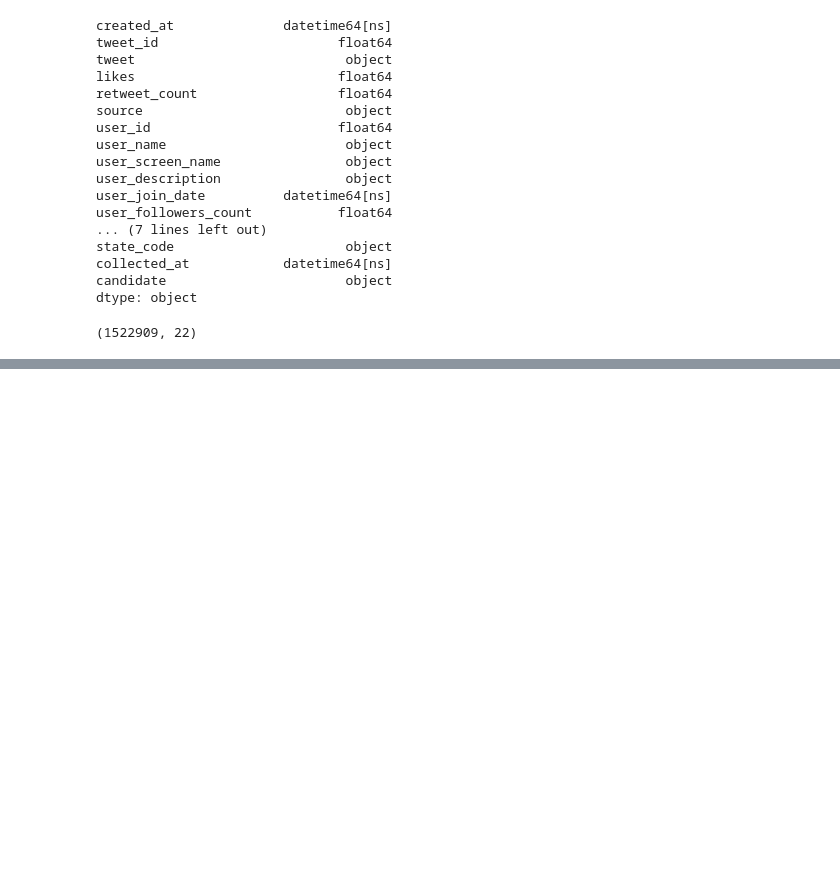
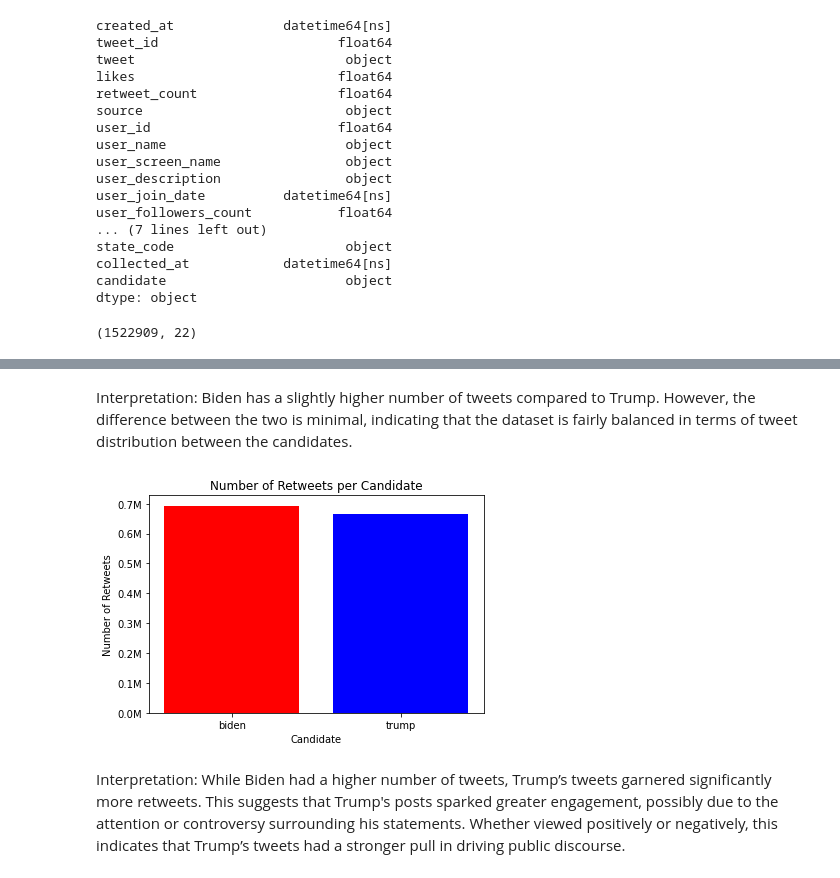
Before and after one commit to renatovfreitas/DataCircle_Twitter_Project, a Jupyter notebook: Twitter.ipynb, the cells around one changed output, grey strips where cells are left out. Saved outputs shown, nothing was run; the diff lists cells and outputs as text; code cells hidden in the pictures; blank space fills up the shorter version.

```diff
--- a/Twitter.ipynb
+++ b/Twitter.ipynb
@@ -107,3 +107,20 @@ plt.show()
+# %% [markdown]
+Interpretation: Biden has a slightly higher number of tweets compared to Trump. However, the difference between the two is minimal, indicating that the dataset is fairly balanced in terms of tweet distribution between the candidates.
+# %%
+# Count of retweets (number of tweets with at least one retweet) for each candidate
+retweet_count = df.groupby('candidate')['retweet_count'].count()
+
+# Plotting the count of retweets
+plt.bar(retweet_count.index, retweet_count, color=['red', 'blue'])
+plt.xlabel('Candidate')
+plt.ylabel('Number of Retweets')
+plt.gca().yaxis.set_major_formatter(mtick.FuncFormatter(lambda x, _: f'{x*1e-6:.1f}M'))
+plt.title('Number of Retweets per Candidate')
+plt.show()
+# %% [output]
+[figure, added]
+# %% [markdown]
+Interpretation: While Biden had a higher number of tweets, Trump’s tweets garnered significantly more retweets. This suggests that Trump's posts sparked greater engagement, possibly due to the attention or controversy surrounding his statements. Whether viewed positively or negatively, this indicates that Trump’s tweets had a stronger pull in driving public discourse.
 # %%
 likes_comparision = df.groupby('candidate')['likes'].sum().reset_index()
 plt.bar(likes_comparision['candidate'], likes_comparision['likes'], color=['red', 'blue'])
```
Also changed, not shown: parts of 12 cells of this notebook.
